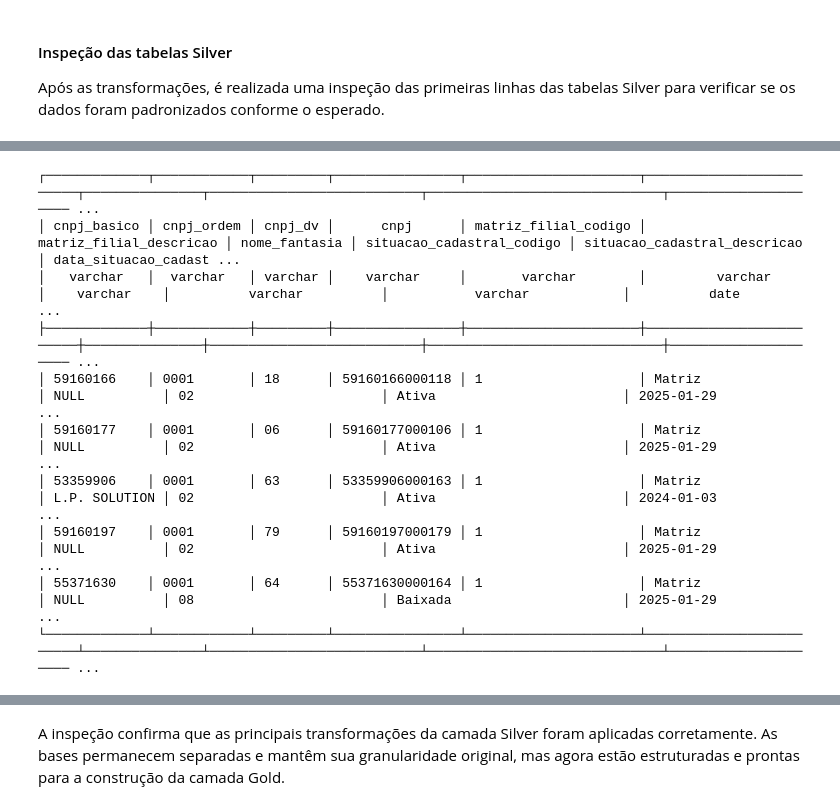
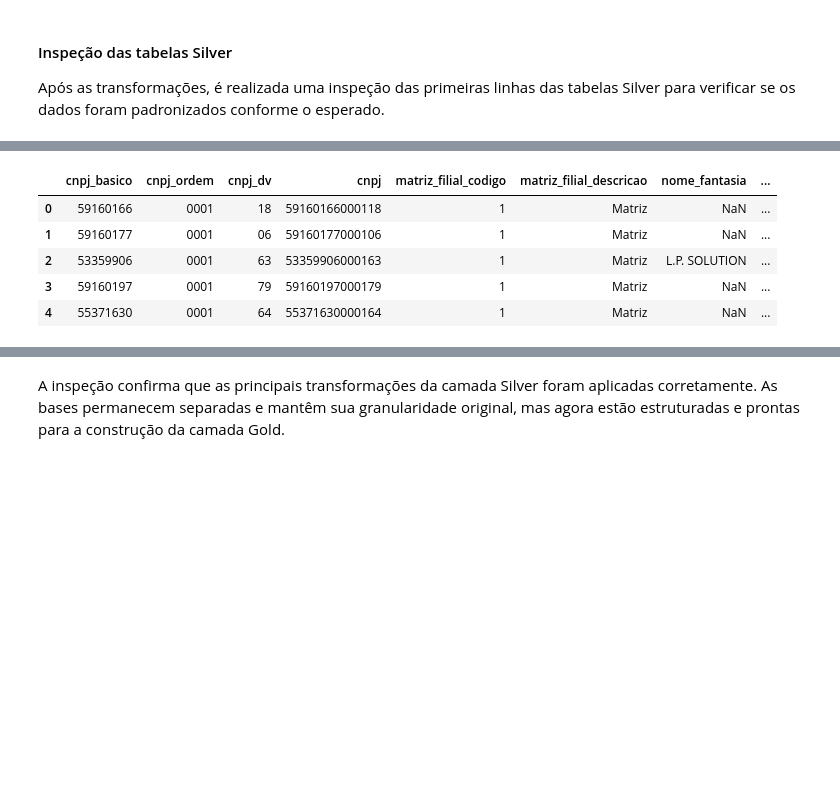
Before and after one commit to Gustav0Luiz/teste-tecnico-abrasel, a Jupyter notebook: EDA.ipynb, the cells around one changed output, grey strips where cells are left out. Drawn from its saved outputs; the diff is of its cells as text; code cells hidden in the pictures; blank space fills up the shorter version.

```diff
--- a/EDA.ipynb
+++ b/EDA.ipynb
@@ -778,14 +762,10 @@ con.sql( """SELECT * FROM silver.empresas LIMIT 5;""")
 # %%
-con.sql(""" SELECT * FROM silver.estabelecimentos LIMIT 5; """)
+con.sql(""" SELECT * FROM silver.estabelecimentos LIMIT 5; """).df()
 # %% [output]
-┌─────────────┬────────────┬─────────┬────────────────┬──────────────────────┬─────────────────────────┬───────────────┬───────────────────────────┬──────────────────────────────┬───────────────────── ...
-│ cnpj_basico │ cnpj_ordem │ cnpj_dv │      cnpj      │ matriz_filial_codigo │ matriz_filial_descricao │ nome_fantasia │ situacao_cadastral_codigo │ situacao_cadastral_descricao │ data_situacao_cadast ...
-│   varchar   │  varchar   │ varchar │    varchar     │       varchar        │         varchar         │    varchar    │          varchar          │           varchar            │          date        ...
-├─────────────┼────────────┼─────────┼────────────────┼──────────────────────┼─────────────────────────┼───────────────┼───────────────────────────┼──────────────────────────────┼───────────────────── ...
-│ 59160166    │ 0001       │ 18      │ 59160166000118 │ 1                    │ Matriz                  │ NULL          │ 02                        │ Ativa                        │ 2025-01-29           ...
-│ 59160177    │ 0001       │ 06      │ 59160177000106 │ 1                    │ Matriz                  │ NULL          │ 02                        │ Ativa                        │ 2025-01-29           ...
-│ 53359906    │ 0001       │ 63      │ 53359906000163 │ 1                    │ Matriz                  │ L.P. SOLUTION │ 02                        │ Ativa                        │ 2024-01-03           ...
-│ 59160197    │ 0001       │ 79      │ 59160197000179 │ 1                    │ Matriz                  │ NULL          │ 02                        │ Ativa                        │ 2025-01-29           ...
-│ 55371630    │ 0001       │ 64      │ 55371630000164 │ 1                    │ Matriz                  │ NULL          │ 08                        │ Baixada                      │ 2025-01-29           ...
-└─────────────┴────────────┴─────────┴────────────────┴──────────────────────┴─────────────────────────┴───────────────┴───────────────────────────┴──────────────────────────────┴───────────────────── ...
+|  | cnpj_basico | cnpj_ordem | cnpj_dv | cnpj | matriz_filial_codigo | matriz_filial_descricao | nome_fantasia | ... |
+| 0 | 59160166 | 0001 | 18 | 59160166000118 | 1 | Matriz | NaN | ... |
+| 1 | 59160177 | 0001 | 06 | 59160177000106 | 1 | Matriz | NaN | ... |
+| 2 | 53359906 | 0001 | 63 | 53359906000163 | 1 | Matriz | L.P. SOLUTION | ... |
+| 3 | 59160197 | 0001 | 79 | 59160197000179 | 1 | Matriz | NaN | ... |
+| 4 | 55371630 | 0001 | 64 | 55371630000164 | 1 | Matriz | NaN | ... |
 # %%
```
Also changed, not shown: parts of 6 cells of this notebook.
